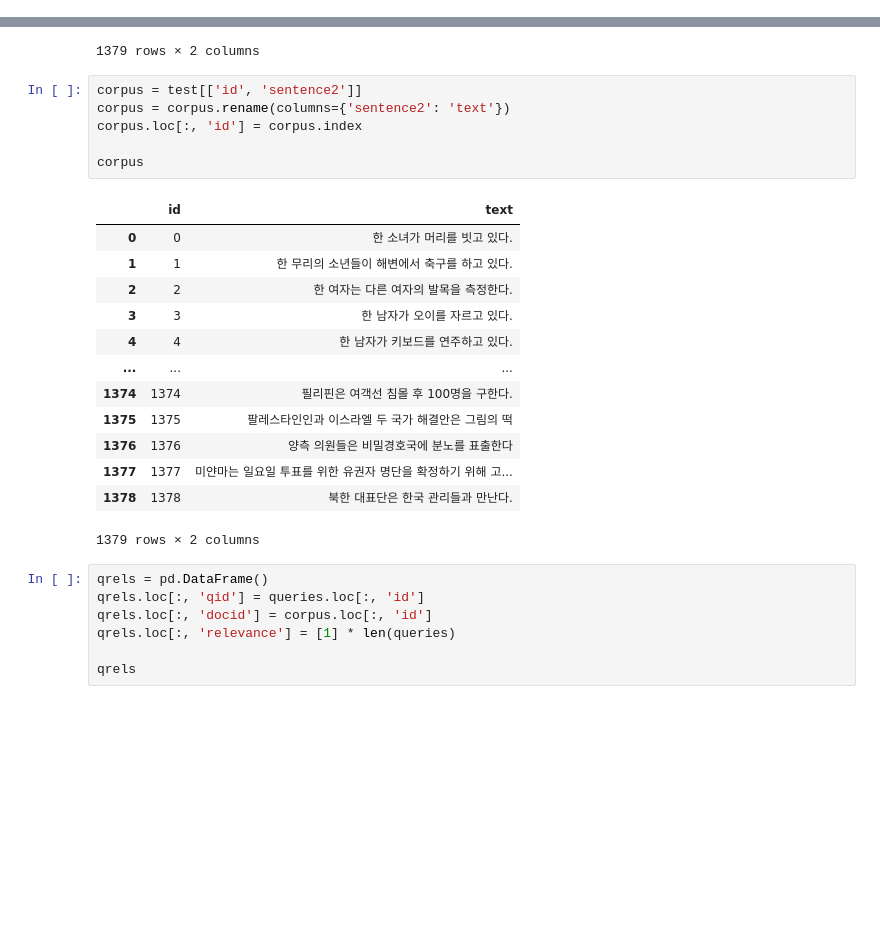
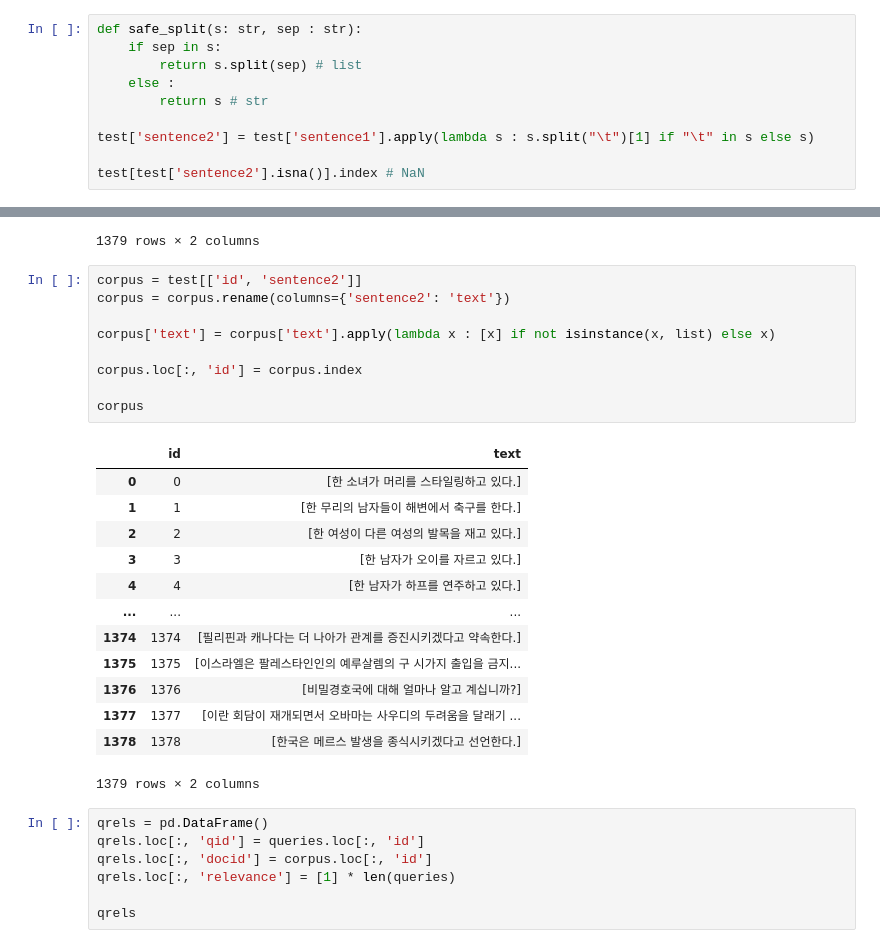
Before and after one commit to RGB234/capstone-2025-spring, a Jupyter notebook: code/2-korSTS_preparation.ipynb, the cells around one changed output, grey strips where cells are left out. Saved outputs shown, nothing was run; the diff lists cells and outputs as text; blank space fills up the shorter version.

```diff
--- a/code/2-data_preparation.ipynb
+++ b/code/2-korSTS_preparation.ipynb
@@ -203,0 +192,10 @@ test
+# %%
+def safe_split(s: str, sep : str):
+    if sep in s:
+        return s.split(sep) # list
+    else :
+        return s # str
+
+test['sentence2'] = test['sentence1'].apply(lambda s : s.split("\t")[1] if "\t" in s else s)
+
+test[test['sentence2'].isna()].index # NaN
@@ -227,22 +243,25 @@ queries
 # %%
 corpus = test[['id', 'sentence2']]
 corpus = corpus.rename(columns={'sentence2': 'text'})
+
+corpus['text'] = corpus['text'].apply(lambda x : [x] if not isinstance(x, list) else x)
+
 corpus.loc[:, 'id'] = corpus.index
 
 corpus
 # %% [output]
 |  | id | text |
-| 0 | 0 | 한 소녀가 머리를 빗고 있다. |
-| 1 | 1 | 한 무리의 소년들이 해변에서 축구를 하고 있다. |
-| 2 | 2 | 한 여자는 다른 여자의 발목을 측정한다. |
-| 3 | 3 | 한 남자가 오이를 자르고 있다. |
-| 4 | 4 | 한 남자가 키보드를 연주하고 있다. |
+| 0 | 0 | [한 소녀가 머리를 스타일링하고 있다.] |
+| 1 | 1 | [한 무리의 남자들이 해변에서 축구를 한다.] |
+| 2 | 2 | [한 여성이 다른 여성의 발목을 재고 있다.] |
+| 3 | 3 | [한 남자가 오이를 자르고 있다.] |
+| 4 | 4 | [한 남자가 하프를 연주하고 있다.] |
 | ... | ... | ... |
-| 1374 | 1374 | 필리핀은 여객선 침몰 후 100명을 구한다. |
-| 1375 | 1375 | 팔레스타인인과 이스라엘 두 국가 해결안은 그림의 떡 |
-| 1376 | 1376 | 양측 의원들은 비밀경호국에 분노를 표출한다 |
-| 1377 | 1377 | 미얀마는 일요일 투표를 위한 유권자 명단을 확정하기 위해 고... |
-| 1378 | 1378 | 북한 대표단은 한국 관리들과 만난다. |
+| 1374 | 1374 | [필리핀과 캐나다는 더 나아가 관계를 증진시키겠다고 약속한다.] |
+| 1375 | 1375 | [이스라엘은 팔레스타인인의 예루살렘의 구 시가지 출입을 금지... |
+| 1376 | 1376 | [비밀경호국에 대해 얼마나 알고 계십니까?] |
+| 1377 | 1377 | [이란 회담이 재개되면서 오바마는 사우디의 두려움을 달래기 ... |
+| 1378 | 1378 | [한국은 메르스 발생을 종식시키겠다고 선언한다.] |
 1379 rows × 2 columns
 # %%
 qrels = pd.DataFrame()
```
Also changed, not shown: parts of 7 cells of this notebook, 6 other files.
